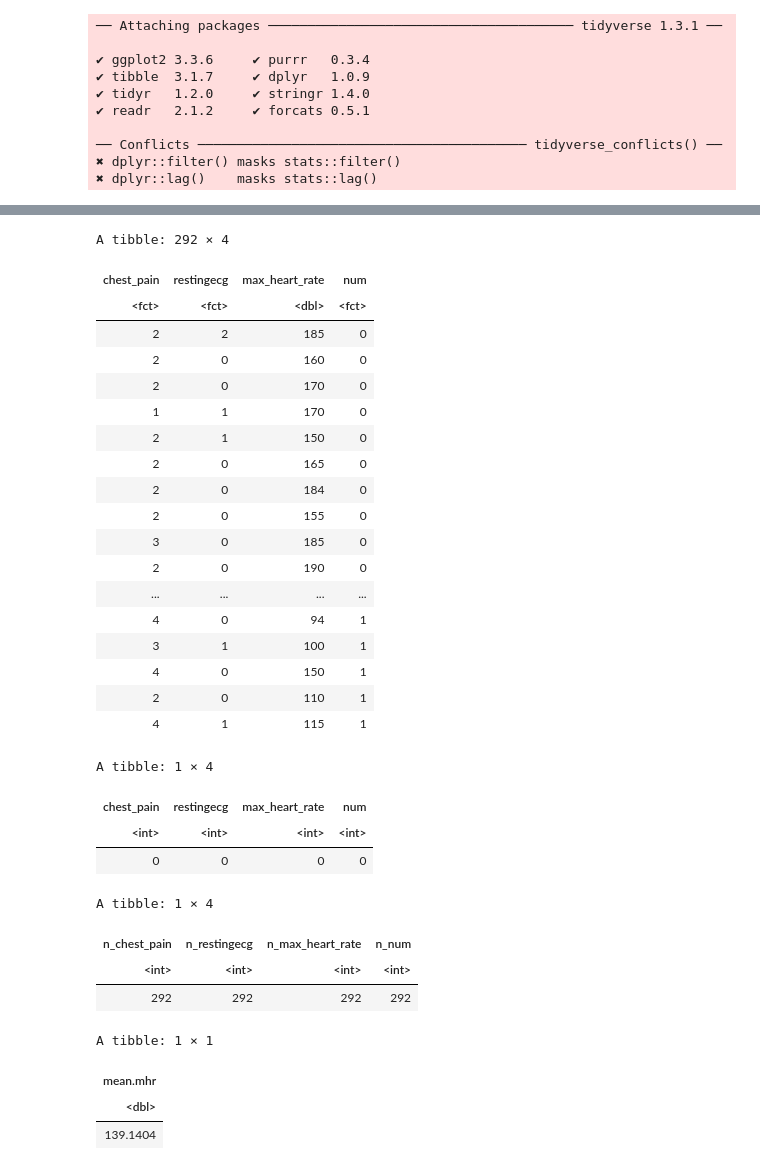
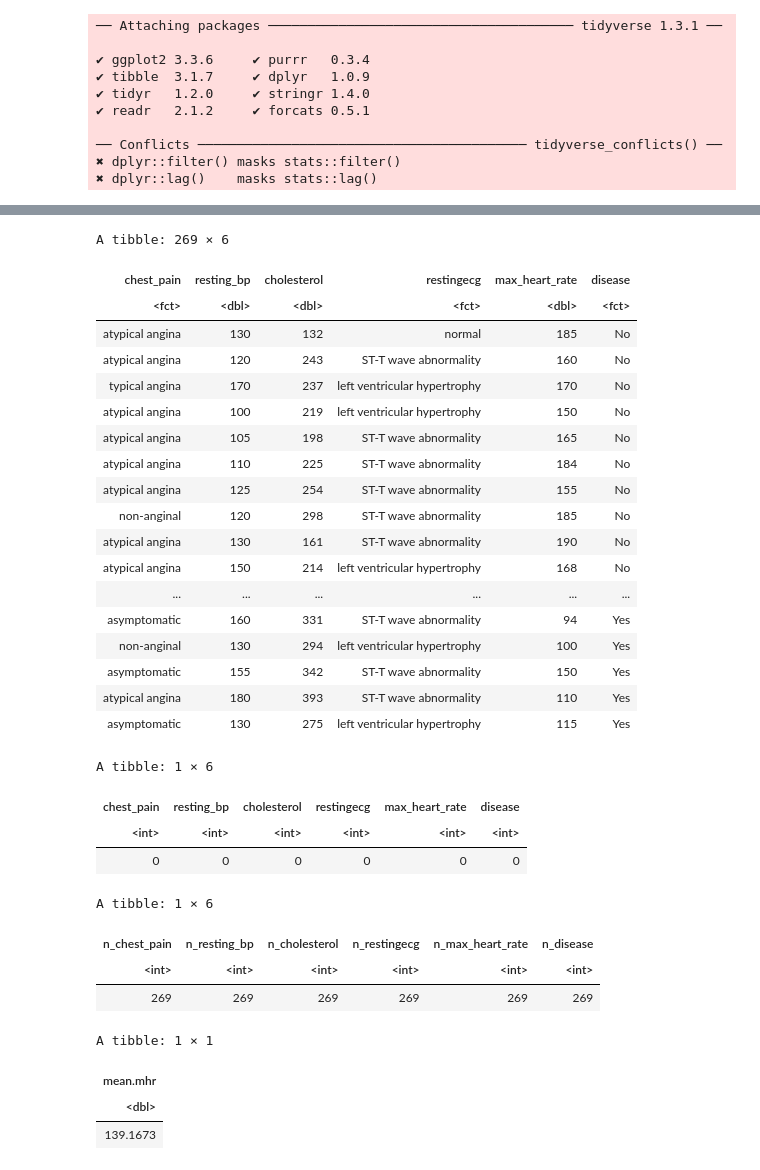
Before and after one commit to drew-gnaw/DSCI100-G81, a Jupyter notebook: WebImport.ipynb, the cells around one changed output, grey strips where cells are left out. Saved outputs shown, nothing was run; the diff lists cells and outputs as text; code cells hidden in the pictures.

```diff
--- a/WebImport.ipynb
+++ b/WebImport.ipynb
@@ -46,60 +46,67 @@ A spec_tbl_df: 294 × 14
 | 58 | 0 | 2 | 180 | 393 | 0 | 0 | 110 | ... |
 | 65 | 1 | 4 | 130 | 275 | 0 | 1 | 115 | ... |
 # %%
-heart_data_tidy <- heart_data |> select(chest_pain, restingecg, max_heart_rate, num) |>
-                   filter(chest_pain!= "?", restingecg!= "?", max_heart_rate!= "?", num!= "?") |>
+heart_data_tidy <- heart_data |> select(chest_pain, resting_bp, cholesterol, restingecg, max_heart_rate, disease) |>
+                   filter(chest_pain!= "?", resting_bp!= "?", cholesterol!= "?", restingecg!= "?", max_heart_rate!= "?", disease!= "?") |>
                    mutate(chest_pain = as_factor(chest_pain),
+                          resting_bp = as.numeric(resting_bp),
+                          cholesterol = as.numeric(cholesterol),
                           restingecg = as_factor(restingecg),
                           max_heart_rate = as.numeric(max_heart_rate),
-                          num = as_factor(num))
+                          disease = as_factor(disease))
+levels(heart_data_tidy$chest_pain) <- c("typical angina", "atypical angina", "non-anginal", "asymptomatic")
+levels(heart_data_tidy$restingecg) <- c("normal", "ST-T wave abnormality", "left ventricular hypertrophy")
+levels(heart_data_tidy$disease) <- c("No", "Yes")
+
 heart_data_tidy
-
 heart_data_miss_data_num <- heart_data_tidy|>
                         map_df(is.na)|>
                         map_df(sum)
 heart_data_miss_data_num
 
 heart_data_obs_num <- heart_data_tidy|>
      summarize(n_chest_pain = sum(!is.na(chest_pain)),
+               n_resting_bp = sum(!is.na(resting_bp)),
+               n_cholesterol = sum(!is.na(cholesterol)),
                n_restingecg = sum(!is.na(restingecg)),
                n_max_heart_rate = sum(!is.na(max_heart_rate)),
-               n_num = sum(!is.na(num)))
+               n_disease = sum(!is.na(disease)))
 heart_data_obs_num
 
 heart_data_max_heart_rate_mean <- heart_data_tidy|>
                                   summarize(mean.mhr=mean(max_heart_rate, na.rm=TRUE))
 heart_data_max_heart_rate_mean
 # %% [output]
-A tibble: 292 × 4
+A tibble: 269 × 6
-| chest_pain | restingecg | max_heart_rate | num |
-| <fct> | <fct> | <dbl> | <fct> |
-| 2 | 2 | 185 | 0 |
-| 2 | 0 | 160 | 0 |
-| 2 | 0 | 170 | 0 |
-| 1 | 1 | 170 | 0 |
-| 2 | 1 | 150 | 0 |
-| 2 | 0 | 165 | 0 |
-| 2 | 0 | 184 | 0 |
-| 2 | 0 | 155 | 0 |
-| 3 | 0 | 185 | 0 |
-| 2 | 0 | 190 | 0 |
-| ... | ... | ... | ... |
-| 4 | 0 | 94 | 1 |
-| 3 | 1 | 100 | 1 |
-| 4 | 0 | 150 | 1 |
-| 2 | 0 | 110 | 1 |
-| 4 | 1 | 115 | 1 |
+| chest_pain | resting_bp | cholesterol | restingecg | max_heart_rate | disease |
+| <fct> | <dbl> | <dbl> | <fct> | <dbl> | <fct> |
+| atypical angina | 130 | 132 | normal | 185 | No |
+| atypical angina | 120 | 243 | ST-T wave abnormality | 160 | No |
+| typical angina | 170 | 237 | left ventricular hypertrophy | 170 | No |
+| atypical angina | 100 | 219 | left ventricular hypertrophy | 150 | No |
+| atypical angina | 105 | 198 | ST-T wave abnormality | 165 | No |
+| atypical angina | 110 | 225 | ST-T wave abnormality | 184 | No |
+| atypical angina | 125 | 254 | ST-T wave abnormality | 155 | No |
+| non-anginal | 120 | 298 | ST-T wave abnormality | 185 | No |
+| atypical angina | 130 | 161 | ST-T wave abnormality | 190 | No |
+| atypical angina | 150 | 214 | left ventricular hypertrophy | 168 | No |
+| ... | ... | ... | ... | ... | ... |
+| asymptomatic | 160 | 331 | ST-T wave abnormality | 94 | Yes |
+| non-anginal | 130 | 294 | left ventricular hypertrophy | 100 | Yes |
+| asymptomatic | 155 | 342 | ST-T wave abnormality | 150 | Yes |
+| atypical angina | 180 | 393 | ST-T wave abnormality | 110 | Yes |
+| asymptomatic | 130 | 275 | left ventricular hypertrophy | 115 | Yes |
-A tibble: 1 × 4
+A tibble: 1 × 6
-| chest_pain | restingecg | max_heart_rate | num |
-| <int> | <int> | <int> | <int> |
-| 0 | 0 | 0 | 0 |
+| chest_pain | resting_bp | cholesterol | restingecg | max_heart_rate | disease |
+| <int> | <int> | <int> | <int> | <int> | <int> |
+| 0 | 0 | 0 | 0 | 0 | 0 |
-A tibble: 1 × 4
+A tibble: 1 × 6
-| n_chest_pain | n_restingecg | n_max_heart_rate | n_num |
-| <int> | <int> | <int> | <int> |
-| 292 | 292 | 292 | 292 |
+| n_chest_pain | n_resting_bp | n_cholesterol | n_restingecg | n_max_heart_rate | n_disease |
+| <int> | <int> | <int> | <int> | <int> | <int> |
+| 269 | 269 | 269 | 269 | 269 | 269 |
 A tibble: 1 × 1
 | mean.mhr |
 | <dbl> |
-| 139.1404 |
+| 139.1673 |
 # %%
 chest_pain_plot <- ggplot(heart_data_tidy ,
```
Also changed, not shown: parts of 2 cells of this notebook.
